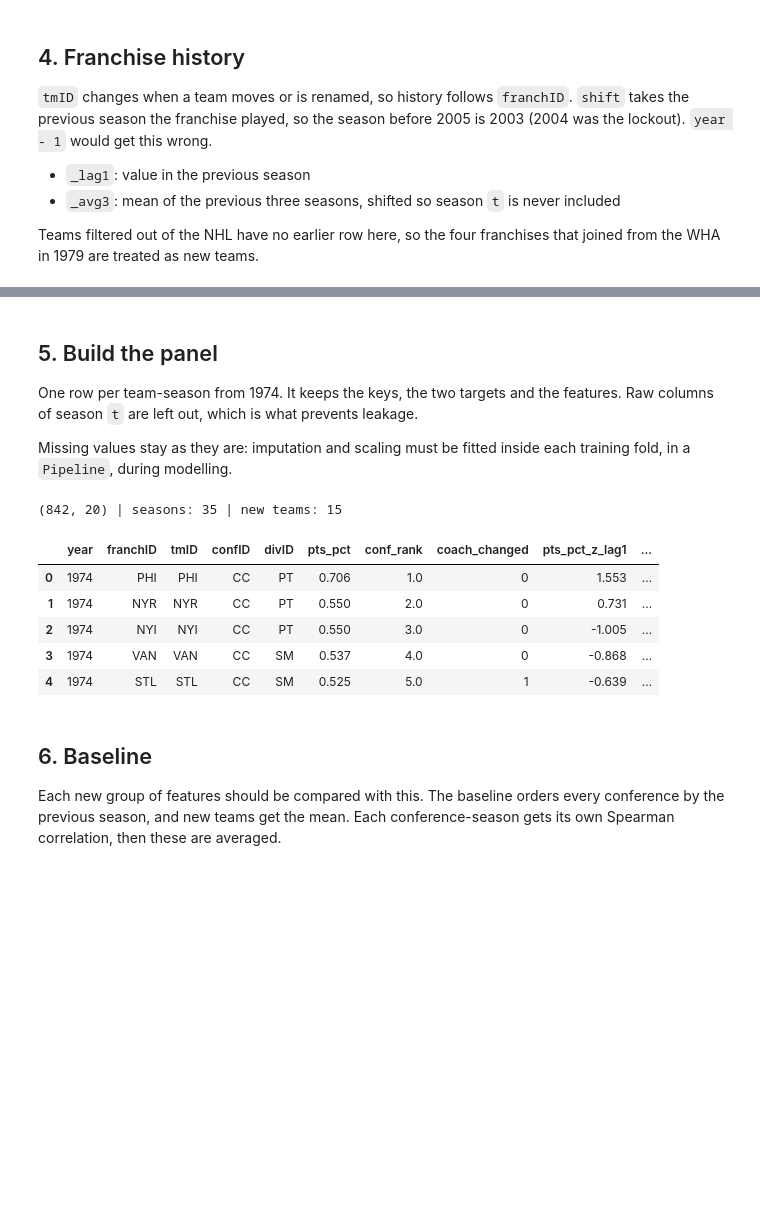
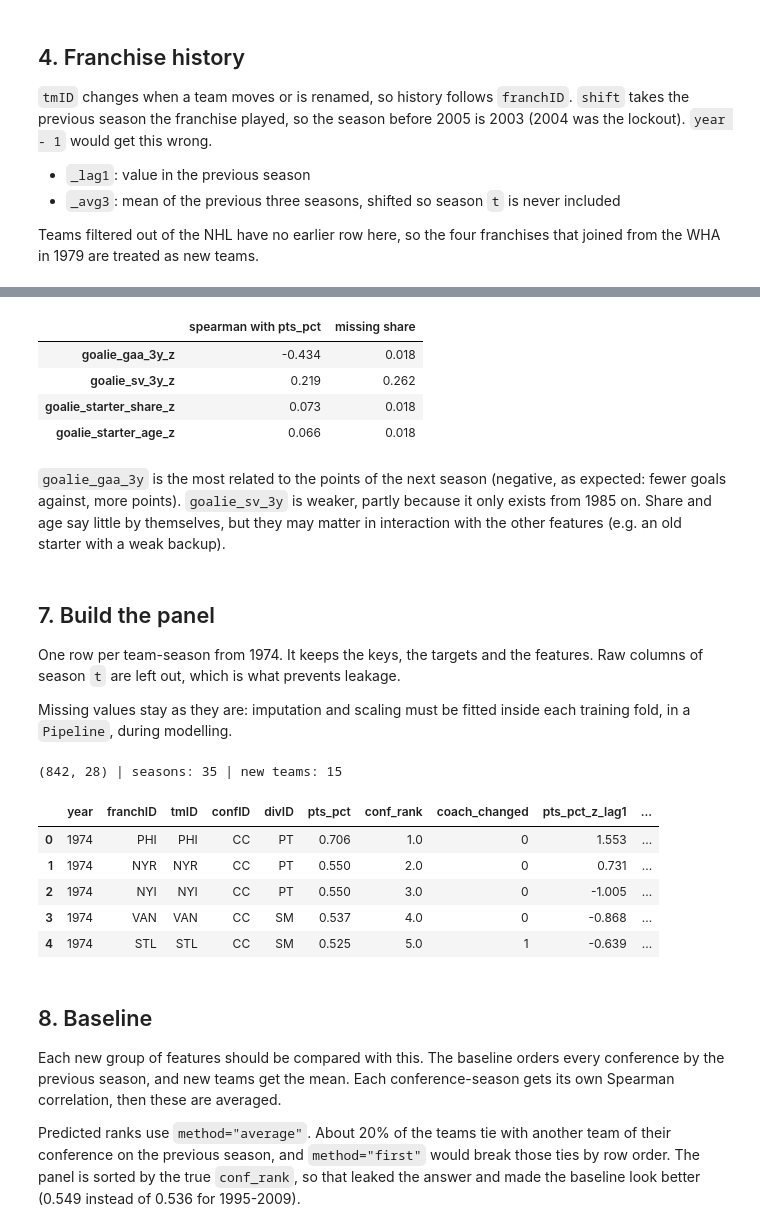
Before and after one commit to b3lchior/feup-ac, a Jupyter notebook: 02_data_prep.ipynb, the cells around one changed output, grey strips where cells are left out. Drawn from its saved outputs; the diff is of its cells as text; code cells hidden in the pictures; blank space fills up the shorter version.

```diff
--- a/02_data_prep.ipynb
+++ b/02_data_prep.ipynb
@@ -135,12 +240,70 @@ print(len(FEATURES), "features")
+# %%
+gk = goalies.merge(teams[["year", "tmID", "franchID"]], on=["year", "tmID"])
+
+# stats of each goalie in a season, summed over all his teams (SA stays missing before 1982)
+goalie_season = gk.groupby(["playerID", "year"])[["Min", "GA", "SA"]].sum(min_count=1).reset_index()
+
+# goalies of t = those whose last stint of t-1 was with the franchise
+gk_roster = (gk.sort_values("stint").groupby(["playerID", "year"]).tail(1)[["playerID", "year", "franchID"]]
+             .merge(goalie_season, on=["playerID", "year"])
+             .rename(columns={"year": "prev_year"}))
+gk_roster["year"] = gk_roster["prev_year"].map(next_season)
+gk_roster = gk_roster.dropna(subset=["year"]).astype({"year": int})
+gk_roster["team_min"] = gk_roster.groupby(["year", "franchID"])["Min"].transform("sum")
+
+starters = (gk_roster.sort_values("Min", ascending=False)
+            .groupby(["year", "franchID"]).head(1)
+            .merge(master[["playerID", "birthYear"]], on="playerID", how="left"))
+starters["goalie_starter_share"] = starters["Min"] / starters["team_min"]
+starters["goalie_starter_age"] = starters["year"] - starters["birthYear"]
+
+# pooled stats of the starter over his last 3 league seasons (only the seasons he played)
+window = (starters[["playerID", "year", "franchID"]]
+          .assign(season=lambda d: d["year"].map(last3_seasons)).explode("season")
+          .merge(goalie_season.rename(columns={"year": "season"}), on=["playerID", "season"]))
+pooled = window.groupby(["year", "franchID"]).agg(
+    min_3y=("Min", "sum"), ga_3y=("GA", "sum"), sa_3y=("SA", "sum"),
+    sa_complete=("SA", lambda s: s.notna().all()))
+pooled["goalie_gaa_3y"] = pooled["ga_3y"] * 60 / pooled["min_3y"]
+pooled["goalie_sv_3y"] = (1 - pooled["ga_3y"] / pooled["sa_3y"]).where(pooled["sa_complete"])
+
+goalie_feats = (starters.set_index(["year", "franchID"])[["goalie_starter_share", "goalie_starter_age"]]
+                .join(pooled[["goalie_gaa_3y", "goalie_sv_3y"]]).reset_index())
+GOALIE_RAW = ["goalie_gaa_3y", "goalie_sv_3y", "goalie_starter_share", "goalie_starter_age"]
+
+teams = teams.merge(goalie_feats, on=["year", "franchID"], how="left")
+for col in GOALIE_RAW:
+    teams[f"{col}_z"] = teams.groupby("year")[col].transform(season_zscore)
+GOALIE_FEATURES = [f"{c}_z" for c in GOALIE_RAW]
+
+# leakage check: no goalie stats from season t
+assert (gk_roster["prev_year"] < gk_roster["year"]).all()
+assert (window["season"] < window["year"]).all()
+
+recent_teams = teams[teams["year"] >= FIRST_TARGET_YEAR]
+pd.DataFrame({
+    "spearman with pts_pct": {c: spearmanr(recent_teams[c], recent_teams["pts_pct"], nan_policy="omit")[0]
+                              for c in GOALIE_FEATURES},
+    "missing share": recent_teams[GOALIE_FEATURES].isna().mean(),
+}).round(3)
+# %% [output]
+|  | spearman with pts_pct | missing share |
+| goalie_gaa_3y_z | -0.434 | 0.018 |
+| goalie_sv_3y_z | 0.219 | 0.262 |
+| goalie_starter_share_z | 0.073 | 0.018 |
+| goalie_starter_age_z | 0.066 | 0.018 |
+# %% [markdown]
+`goalie_gaa_3y` is the most related to the points of the next season (negative, as expected: fewer goals against, more points). `goalie_sv_3y` is weaker, partly because it only exists from 1985 on. Share and age say little by themselves, but they may matter in interaction with the other features (e.g. an old starter with a weak backup).
 # %% [markdown]
-## 5. Build the panel
+## 7. Build the panel
 
-One row per team-season from 1974. It keeps the keys, the two targets and the features. Raw columns of season `t` are left out, which is what prevents leakage.
+One row per team-season from 1974. It keeps the keys, the targets and the features. Raw columns of season `t` are left out, which is what prevents leakage.
 
 Missing values stay as they are: imputation and scaling must be fitted inside each training fold, in a `Pipeline`, during modelling.
 # %%
 KEYS = ["year", "franchID", "tmID", "confID", "divID"]
 TARGETS = ["pts_pct", "conf_rank", "coach_changed"]
+FEATURES = TEAM_FEATURES + ROSTER_FEATURES + GOALIE_FEATURES
 
 panel = (teams.loc[teams["year"] >= FIRST_TARGET_YEAR, KEYS + TARGETS + FEATURES]
               .sort_values(["year", "confID", "conf_rank"])
@@ -149,7 +312,7 @@ panel = (teams.loc[teams["year"] >= FIRST_TARGET_YEAR, KEYS + TARGETS + FEATURES
 # checks on the table
 assert not panel.duplicated(["year", "tmID"]).any()
 assert panel["conf_rank"].notna().all()
-assert all(c.endswith(("_lag1", "_avg3")) or c == "is_new_team" for c in FEATURES)
+assert all(c.endswith(("_lag1", "_avg3")) or c == "is_new_team" for c in TEAM_FEATURES)
 
 # leakage check: a lagged feature must match the franchise's previous season
 det = teams.query("franchID == 'DET'").set_index("year")
@@ -158,7 +321,7 @@ assert np.isclose(det.loc[2005, "pts_pct_z_lag1"], det.loc[2003, "pts_pct_z"])
 print(panel.shape, "| seasons:", panel["year"].nunique(), "| new teams:", panel["is_new_team"].sum())
 panel.head()
 # %% [output]
-(842, 20) | seasons: 35 | new teams: 15
+(842, 28) | seasons: 35 | new teams: 15
 |  | year | franchID | tmID | confID | divID | pts_pct | conf_rank | coach_changed | pts_pct_z_lag1 | ... |
 | 0 | 1974 | PHI | PHI | CC | PT | 0.706 | 1.0 | 0 | 1.553 | ... |
 | 1 | 1974 | NYR | NYR | CC | PT | 0.550 | 2.0 | 0 | 0.731 | ... |
@@ -166,8 +329,10 @@ panel.head()
 | 3 | 1974 | VAN | VAN | CC | SM | 0.537 | 4.0 | 0 | -0.868 | ... |
 | 4 | 1974 | STL | STL | CC | SM | 0.525 | 5.0 | 1 | -0.639 | ... |
 # %% [markdown]
-## 6. Baseline
+## 8. Baseline
 
 Each new group of features should be compared with this. The baseline orders every conference by the previous season, and new teams get the mean. Each conference-season gets its own Spearman correlation, then these are averaged.
+
+Predicted ranks use `method="average"`. About 20% of the teams tie with another team of their conference on the previous season, and `method="first"` would break those ties by row order. The panel is sorted by the true `conf_rank`, so that leaked the answer and made the baseline look better (0.549 instead of 0.536 for 1995-2009).
 # %%
 def rank_scores(df, score_col):
```
Also changed, not shown: parts of 10 cells of this notebook.
